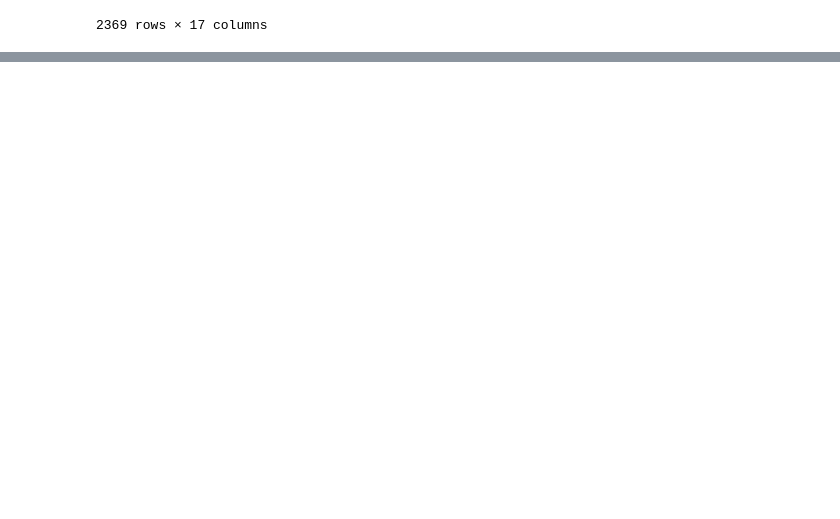
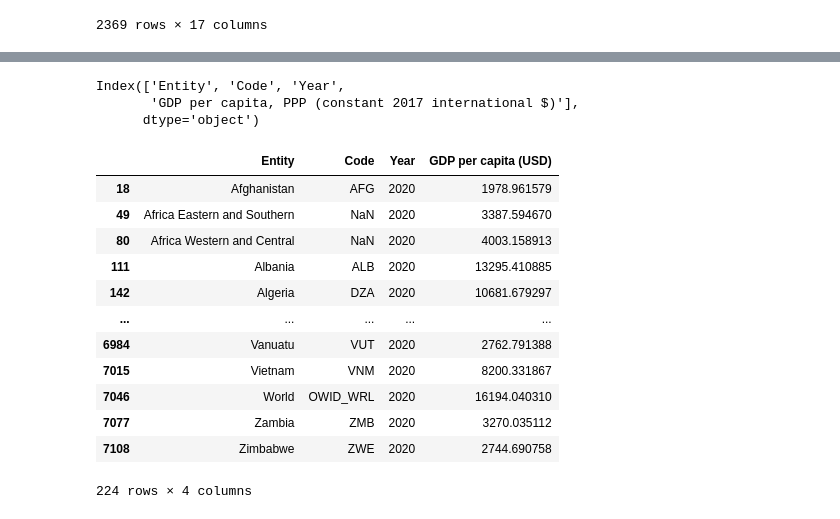
Before and after one commit to DaryaBelka/machine-learning, a Jupyter notebook: 01_krajobraz_uczenia_maszynowego.ipynb, the cells around one changed output, grey strips where cells are left out. Cells and saved outputs as stored; diff of their text form; code cells hidden in the pictures; blank space fills up the shorter version.

```diff
--- a/01_krajobraz_uczenia_maszynowego.ipynb
+++ b/01_krajobraz_uczenia_maszynowego.ipynb
@@ -37,0 +54,25 @@ display(oecd_bli)
+# %%
+gdp_per_capita.columns
+# %% [output]
+Index(['Entity', 'Code', 'Year',
+       'GDP per capita, PPP (constant 2017 international $)'],
+      dtype='object')
+# %%
+# Wstępnie przetwarzamy dane PKB per capita tak, żeby był uwzględniony wyłącznie 2020 rok i upraszczamy nazwy kolumn
+gdp_per_capita_2020 = gdp_per_capita[gdp_per_capita["Year"]==2020]
+gdp_per_capita_2020 = gdp_per_capita_2020.rename( columns={"GDP per capita, PPP (constant 2017 international $)": "GDP per capita (USD)"})
+gdp_per_capita_2020
+# %% [output]
+|  | Entity | Code | Year | GDP per capita (USD) |
+| 18 | Afghanistan | AFG | 2020 | 1978.961579 |
+| 49 | Africa Eastern and Southern | NaN | 2020 | 3387.594670 |
+| 80 | Africa Western and Central | NaN | 2020 | 4003.158913 |
+| 111 | Albania | ALB | 2020 | 13295.410885 |
+| 142 | Algeria | DZA | 2020 | 10681.679297 |
+| ... | ... | ... | ... | ... |
+| 6984 | Vanuatu | VUT | 2020 | 2762.791388 |
+| 7015 | Vietnam | VNM | 2020 | 8200.331867 |
+| 7046 | World | OWID_WRL | 2020 | 16194.040310 |
+| 7077 | Zambia | ZMB | 2020 | 3270.035112 |
+| 7108 | Zimbabwe | ZWE | 2020 | 2744.690758 |
+224 rows × 4 columns
```
Also changed, not shown: parts of 9 cells of this notebook, 1 other file.
